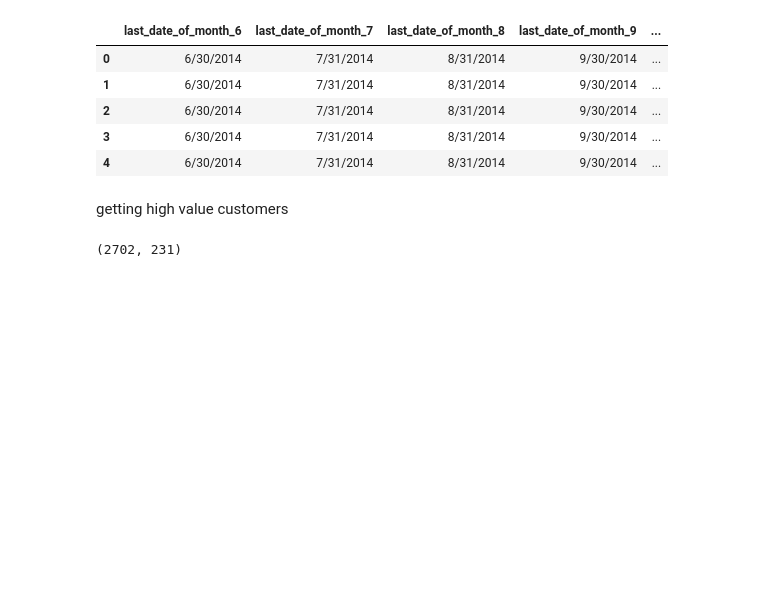
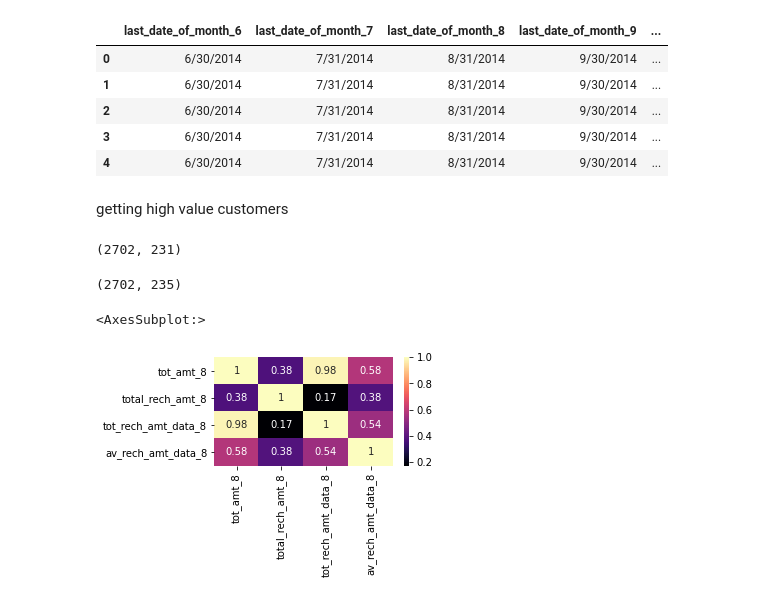
Before and after one commit to emmanuelidehen/MachineLearningModels, a Jupyter notebook: ChunCustomers.ipynb, the cells around one changed output. Saved outputs shown, nothing was run; the diff lists cells and outputs as text; code cells hidden in the pictures; blank space fills up the shorter version.

```diff
--- a/ChunCustomers.ipynb
+++ b/ChunCustomers.ipynb
@@ -148,3 +148,6 @@ data['tot_rech_amt_data_9'] = data['total_rech_data_9'] * data['av_rech_amt_data
 # Deriving new columns for total amount spent during  8 and 9th month
 data['tot_amt_8'] = data[['total_rech_amt_8','tot_rech_amt_data_8']].sum(axis=1)
 data['tot_amt_9'] = data[['total_rech_amt_9','tot_rech_amt_data_9']].sum(axis=1)
+data.shape
+# %% [output]
+(2702, 235)
@@ -150,0 +156,19 @@ data['tot_amt_9'] = data[['total_rech_amt_9','tot_rech_amt_data_9']].sum(axis=1)
+# %%
+#Finding categorical columns where dtype is float but those columns are having 0 or 1 values only
+categoricaldata= []
+for i in data.columns:
+    if len(data[i].unique())== 2 | 3:
+        categoricaldata.append(i)
+
+# lets coverts into categorical data type
+data[categoricaldata]=data[categoricaldata].apply(lambda x:x.astype('object'))
+col_tmp=['total_rech_num_6','total_rech_num_7','total_rech_num_8','total_rech_num_9','total_rech_data_6',\
+        'total_rech_data_7','total_rech_data_8','total_rech_data_9']
+data[col_tmp]=data[col_tmp].apply(lambda x:x.astype('object'))
+# %%
+x=['tot_amt_8','total_rech_amt_8','tot_rech_amt_data_8','total_rech_data_8','av_rech_amt_data_8']
+plt.figure(figsize=(4,2))
+sns.heatmap(data[x].corr(),annot=True,cmap='magma')
+# %% [output]
+<AxesSubplot:>
+[figure, added]
```
Also changed, not shown: parts of 1 cell of this notebook.
